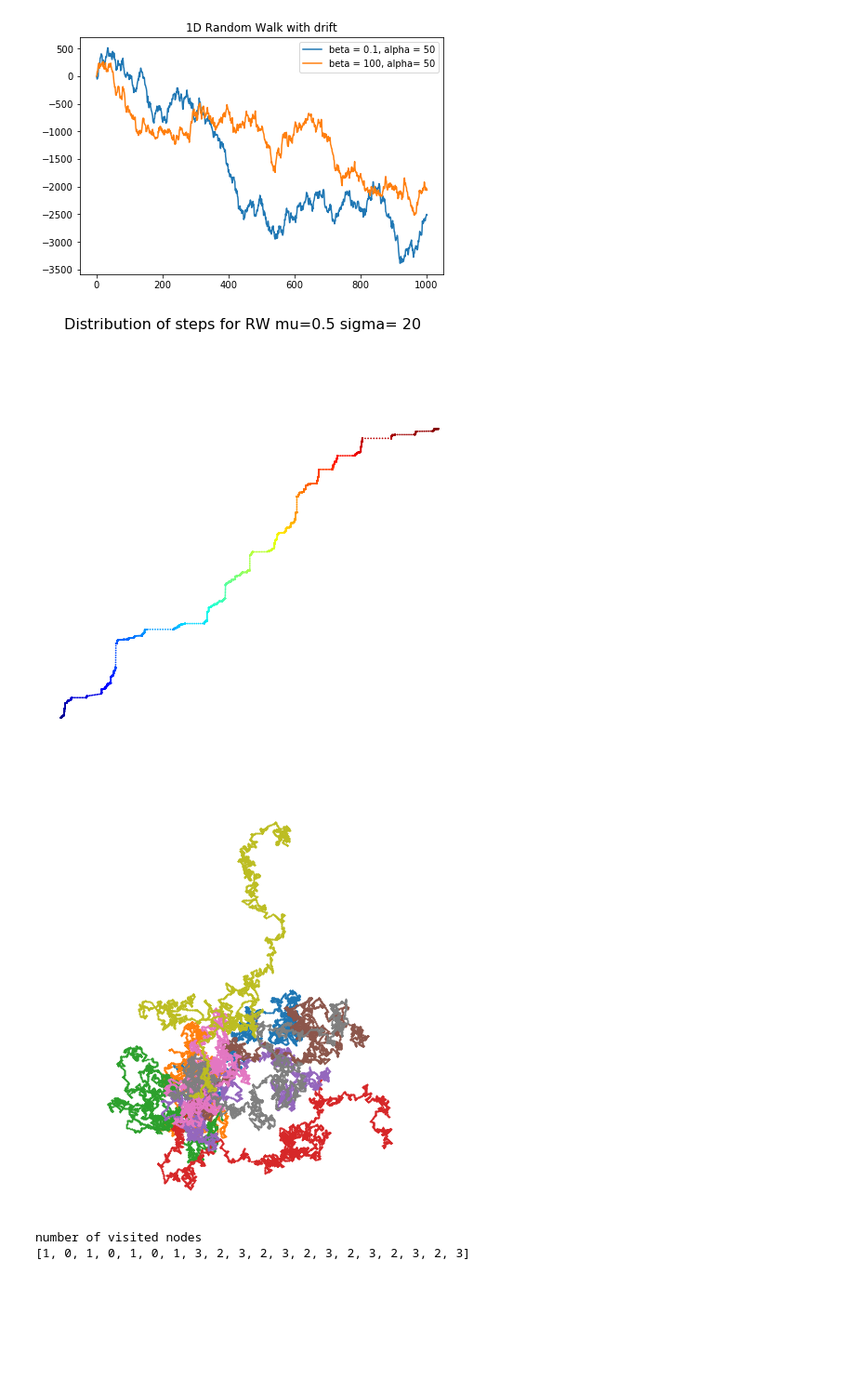
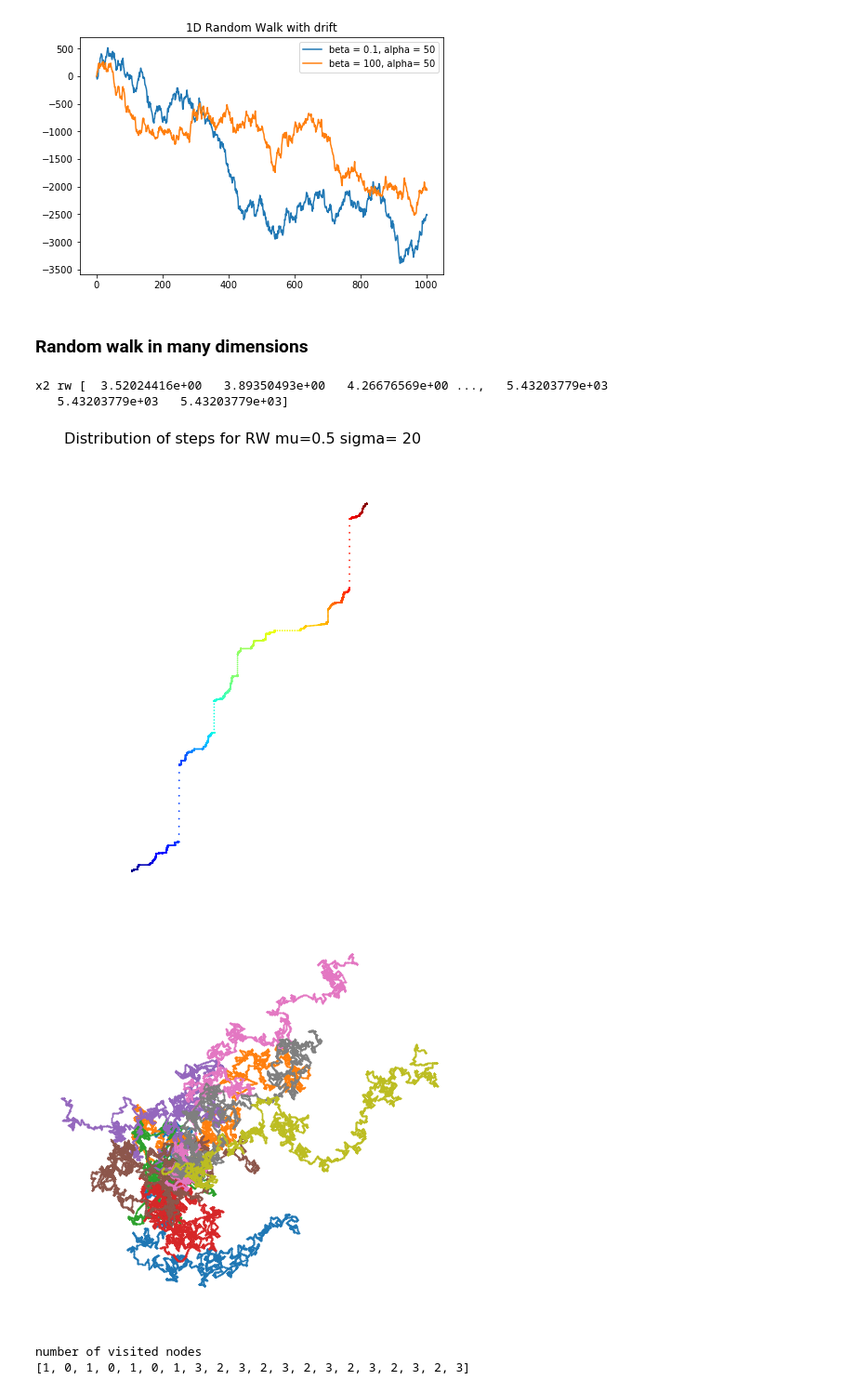
Before and after one commit to Liyubov/networks, a Jupyter notebook: random_walks_memory.ipynb, the cells around one changed output. Shown: that part at 93% size. Cells and saved outputs as stored; diff of their text form; code cells hidden in the pictures; blank space fills up the shorter version.

Commit message:
random walks with memory work in progress

```diff
--- a/random_walks_memory.ipynb
+++ b/random_walks_memory.ipynb
@@ -171,13 +177,19 @@ plt.tight_layout(pad=0)
 # %% [output]
 [figure]
 [figure]
+# %% [markdown]
+### Random walk in many dimensions
 # %%
 '''
 Now let us visualize continuous time random walk
+in N-dimensional space, here we first take N=2, easier to visualize.
 '''
 
-
 import matplotlib.image as mpimg
+import numpy as np
+from itertools import cycle
+from mpl_toolkits.mplot3d import Axes3D
+from matplotlib import pyplot as plt
 
 
 '''
@@ -190,8 +202,6 @@ sigma =20
 beta = 5 #exponential parameters
 a = 1 # pareto distribution
 weib = 1 #weibul parameter
-
-
 
 '''
 Simple RW motion with random steps
@@ -230,20 +240,16 @@ plotting one RW
 k = 10
 x2 = np.interp(np.arange(n * k), np.arange(n) * k, x)
 y2 = np.interp(np.arange(n * k), np.arange(n) * k, y)
+print('x2 rw', x2)
+
 fig, ax = plt.subplots(1, 1, figsize=(8, 8))
-
-# Now, we draw our points with a gradient of colors.
 ax.scatter(x2, y2, c=range(n * k), linewidths=0,
-           marker='o', s=3, cmap=plt.cm.jet,)
+           marker='o', s=3, cmap=plt.cm.jet,) # We draw our points with a gradient of colors.
 ax.axis('equal')
 ax.set_axis_off()
-
 #fig.suptitle('Distribution of steps for RW a='+str(a), fontsize=16)
-
 fig.suptitle('Distribution of steps for RW mu='+str(mu)+' sigma= '+str(sigma), fontsize=16)
 plt.savefig('RW_motion_steps_normal_mu'+str(mu)+'sigma'+str(mu)+'.png')
-
-
 
 '''
 plotting several RWs
@@ -251,37 +257,39 @@ plotting several RWs
 
 
 k = 10 #parameter of plotting
-mu_i = 0.1
+mu_i = 0.1 # parameter of random walk distribution
 sigma_i = 0.1
 n_rw=9 #number of RWs to plot
 
 fig, ax = plt.subplots(1, 1, figsize=(8, 8))
 
 for i_rw in range(0,n_rw):
     x_n =  np.cumsum(np.random.normal(mu_i, sigma, n))
     y_n =  np.cumsum(np.random.normal(mu_i, sigma, n))
     mu_i = mu_i +0.1
     sigma_i = sigma_i + 0.1
 
 
     x2 = np.interp(np.arange(n * k), np.arange(n) * k, x_n)
     y2 = np.interp(np.arange(n * k), np.arange(n) * k, y_n)
 
 #    color =  ['tab:blue', 'tab:orange', 'tab:green']:
 
     # Now, we draw our points with a gradient of colors.
     ax.scatter(x2, y2, linewidths=0,
            marker='o', s=3, cmap=plt.cm.jet,)
 
 # Now, we draw our points with a gradient of colors.
 #ax.scatter(x3, y3, c=range(n * k), linewidths=0,           marker='o', s=3, cmap=plt.cm.jet,)
 ax.axis('equal')
 ax.set_axis_off()
 
 plt.show()
 # %% [output]
+x2 rw [  3.52024416e+00   3.89350493e+00   4.26676569e+00 ...,   5.43203779e+03
+   5.43203779e+03   5.43203779e+03]
-[figure, old version]
+[figure, new version]
-[figure, old version]
+[figure, new version]
 # %%
 
 
```
Also changed, not shown: parts of 3 cells of this notebook.
